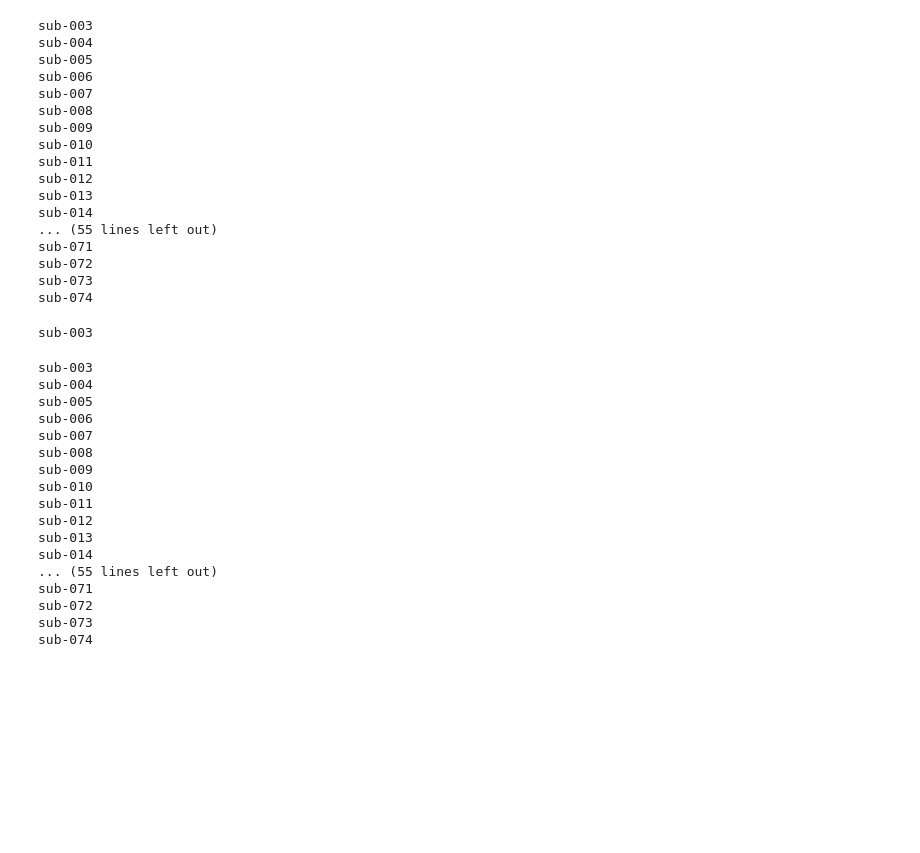
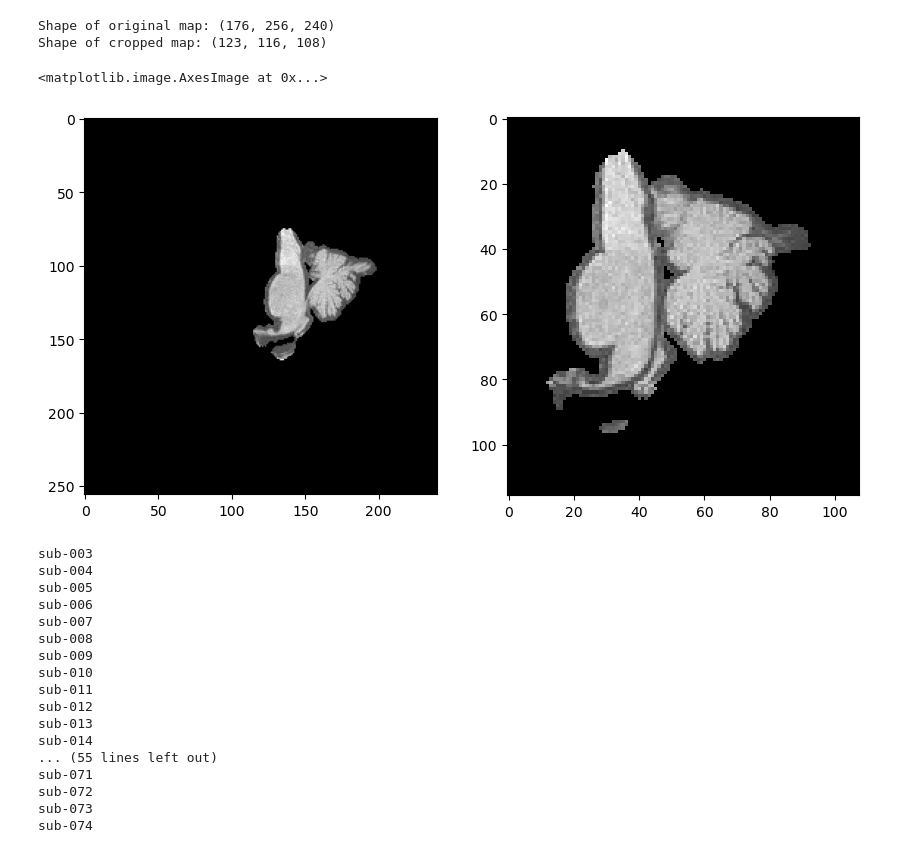
Before and after one commit to alexCortinaU/parkinson_classification, a Jupyter notebook: skull_stripping.ipynb, the cells around one changed output. Cells and saved outputs as stored; diff of their text form; code cells hidden in the pictures; blank space fills up the shorter version.

Commit message:
create dataset for brainstem

```diff
--- a/skull_stripping.ipynb
+++ b/skull_stripping.ipynb
@@ -24,5 +51,4 @@ pilot_path = Path("/mnt/projects/7TPD/bids/derivatives/hMRI_acu/derivatives/hMRI
 # %%
-# Set data directory
 root_dir = Path('/mnt/projects/7TPD/bids/derivatives/hMRI_acu/derivatives/hMRI')
 md_df = pd.read_csv(this_path/'bids_3t.csv')
 subj_ids = md_df['id'].values
@@ -32,46 +58,22 @@ input_files = []
 out_files = []
 qc_files = []
 for subj in list(subj_ids):
-    subj_dir = root_dir/subj/'AutoReorient'/f'm{subj}_ses-01prisma3t_echo-01_part-magnitude-acq-T1w_MPM.nii'
-    if subj_dir.exists():
-        input_files.append(str(subj_dir))
-    else:
-        print(f"File {subj_dir} does not exist")
-    out_dir = root_dir/subj/'Results/Masks'
-    out_dir.mkdir(parents=True, exist_ok=True)
-    out_files.append(str(out_dir/f'{subj}_mT1w_synthseg.nii'))
-    qc_files.append(str(out_dir/f'{subj}_mT1w_synthseg_qc.csv'))
-    print(subj)
+    labels = [16, 28, 60, 10, 49, 7, 8, 46, 47]
+    brainstem_mask = get_brainstem_mask(subj, root_dir, save=False, labels=labels)
+    brainstem_mask = binary_dilation(brainstem_mask,
+                                     structure=generate_binary_structure(3, 1),
+                                     iterations=3).astype(brainstem_mask.dtype)
+    x_min, x_max, y_min, y_max, z_min, z_max = crop_img(brainstem_mask, return_dims=True)
+    subj_path = root_dir/subj/'AutoReorient'
+    t1wimg = sitk.ReadImage(str(subj_path/f'm{subj}_ses-01prisma3t_echo-01_part-magnitude-acq-T1w_MPM.nii'))
+    t1nda = sitk.GetArrayFromImage(t1wimg)
+    # apply mask
+    map_nda = t1nda * brainstem_mask
+    # crop map
+    map_nda_c = map_nda[x_min:x_max, y_min:y_max, z_min:z_max]
+    print(f'Shape of original map: {map_nda.shape}')
+    print(f'Shape of cropped map: {map_nda_c.shape}')
+    break
 # %% [output]
-sub-003
-sub-004
-sub-005
-sub-006
-sub-007
-sub-008
-sub-009
-sub-010
-sub-011
-sub-012
-sub-013
-sub-014
-... (55 lines left out)
-sub-071
-sub-072
-sub-073
-sub-074
+Shape of original map: (176, 256, 240)
+Shape of cropped map: (123, 116, 108)
-# %%
-# Set data directory
-root_dir = Path('/mnt/projects/7TPD/bids/derivatives/hMRI_acu/derivatives/hMRI')
-md_df = pd.read_csv(this_path/'bids_3t.csv')
-subj_ids = md_df['id'].values
-subj_ids = np.delete(subj_ids, np.where(subj_ids == 'sub-058'))
-
-for subj in list(subj_ids):
-    # bm_file = root_dir/subj/'Results'/'brain_mask_mtsat_w.nii
-    os.remove(str(root_dir/subj/f'Results/Masks/{subj}_mT1w_synthseg_qc.csv'))
-    # move(str(bm_file), str(out_dir/f'{subj}_mT1w_synthseg.nii'))
-    print(subj)
-    break
-# %% [output]
-sub-003
@@ -120,3 +80,10 @@ for subj in list(subj_ids):
+# %%
+f, ax = plt.subplots(1, 2, figsize=(10, 5))
+ax[0].imshow(map_nda[85, :, :], cmap='gray')
+ax[1].imshow(map_nda_c[61, :, :], cmap='gray')
+# %% [output]
+<matplotlib.image.AxesImage at 0x...>
+[figure, added]
 # %%
 def mask_maps(subject):
     anat_path = Path(f'/mnt/scratch/7TPD/mpm_run_acu/bids/{subject}/ses-01prisma3t/anat')
```
Also changed, not shown: parts of 5 cells of this notebook, 1 other file.
